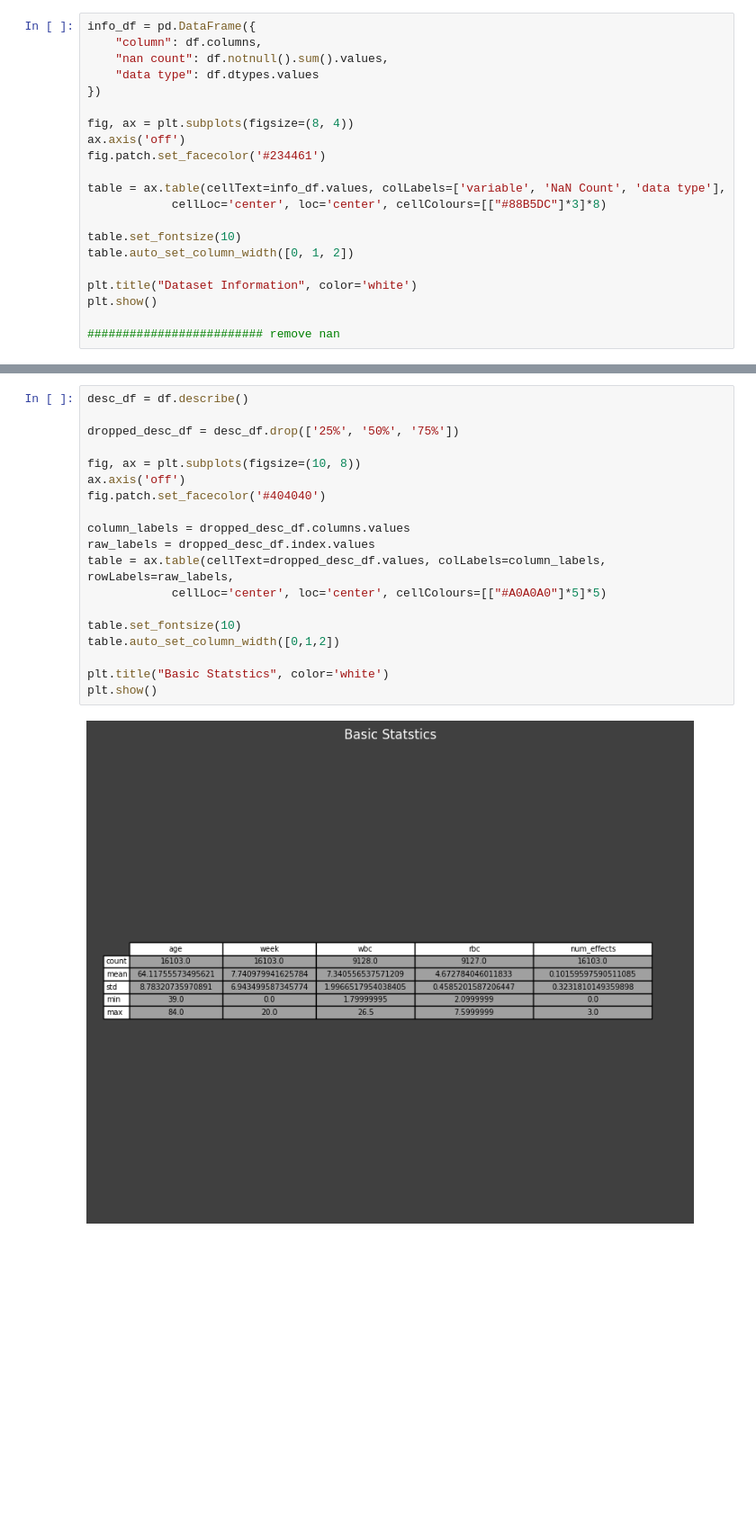
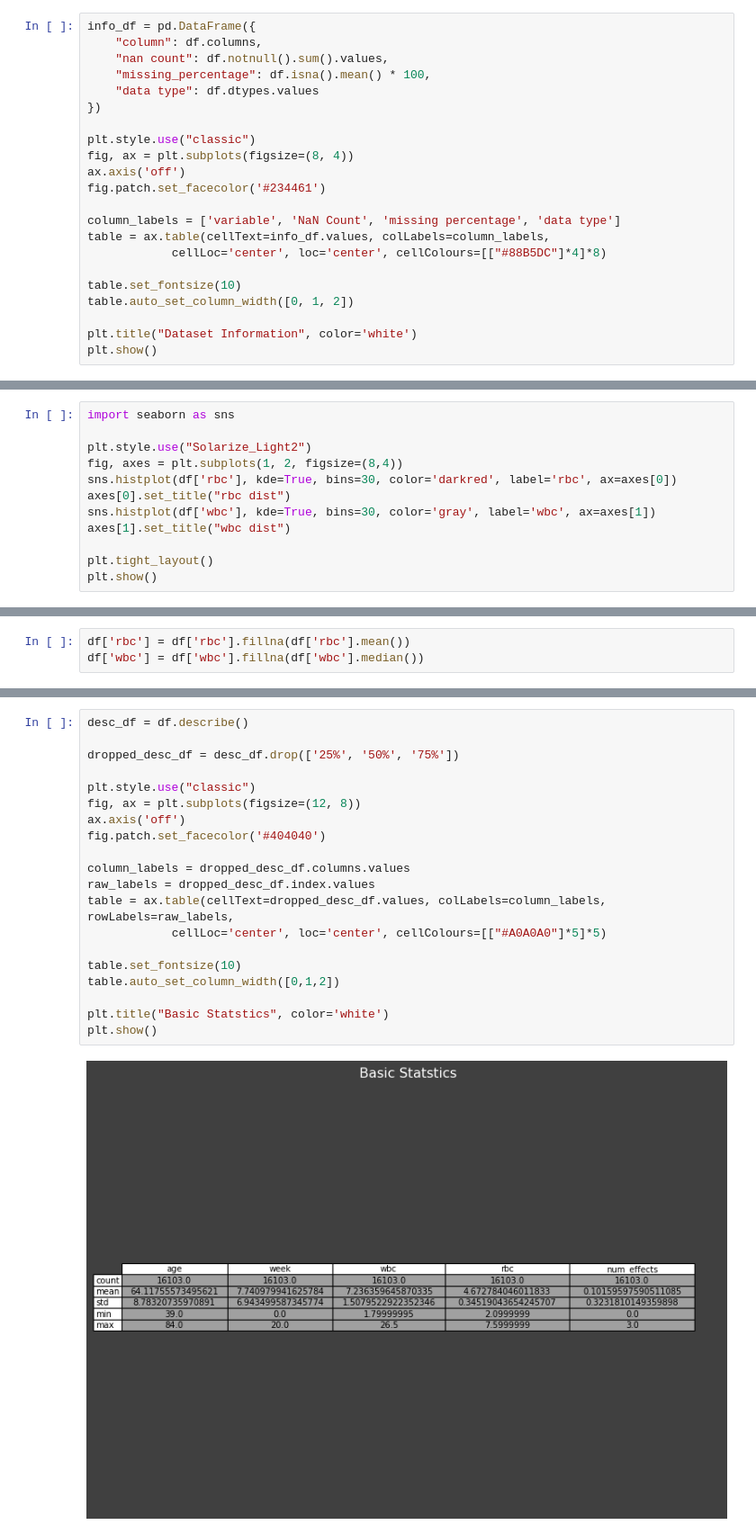
Before and after one commit to erfan-f/Data-Science-Course, a Jupyter notebook: CA0/Q3.ipynb, the cells around one changed output, grey strips where cells are left out. Shown: that part at 90% size. Cells and saved outputs as stored; diff of their text form; blank space fills up the shorter version.

```diff
--- a/CA0/Q3.ipynb
+++ b/CA0/Q3.ipynb
@@ -23,21 +28,22 @@ part 2
 info_df = pd.DataFrame({
     "column": df.columns,
     "nan count": df.notnull().sum().values,
+    "missing_percentage": df.isna().mean() * 100,
     "data type": df.dtypes.values
 })
 
+plt.style.use("classic")
 fig, ax = plt.subplots(figsize=(8, 4))
 ax.axis('off')
 fig.patch.set_facecolor('#234461')
 
-table = ax.table(cellText=info_df.values, colLabels=['variable', 'NaN Count', 'data type'],
-            cellLoc='center', loc='center', cellColours=[["#88B5DC"]*3]*8)
+column_labels = ['variable', 'NaN Count', 'missing percentage', 'data type']
+table = ax.table(cellText=info_df.values, colLabels=column_labels,
+            cellLoc='center', loc='center', cellColours=[["#88B5DC"]*4]*8)
 
 table.set_fontsize(10)
 table.auto_set_column_width([0, 1, 2])
 
 plt.title("Dataset Information", color='white')
 plt.show()
-
-######################### remove nan
 # %% [output]
@@ -44,0 +53,12 @@ plt.show()
+# %%
+import seaborn as sns
+
+plt.style.use("Solarize_Light2")
+fig, axes = plt.subplots(1, 2, figsize=(8,4))
+sns.histplot(df['rbc'], kde=True, bins=30, color='darkred', label='rbc', ax=axes[0])
+axes[0].set_title("rbc dist")
+sns.histplot(df['wbc'], kde=True, bins=30, color='gray', label='wbc', ax=axes[1])
+axes[1].set_title("wbc dist")
+
+plt.tight_layout()
+plt.show()
@@ -45 +71,4 @@ plt.show()
+# %%
+df['rbc'] = df['rbc'].fillna(df['rbc'].mean())
+df['wbc'] = df['wbc'].fillna(df['wbc'].median())
 # %% [markdown]
@@ -48,21 +77,22 @@ plt.show()
 # %%
 desc_df = df.describe()
 
 dropped_desc_df = desc_df.drop(['25%', '50%', '75%'])
 
-fig, ax = plt.subplots(figsize=(10, 8))
+plt.style.use("classic")
+fig, ax = plt.subplots(figsize=(12, 8))
 ax.axis('off')
 fig.patch.set_facecolor('#404040')
 
 column_labels = dropped_desc_df.columns.values
 raw_labels = dropped_desc_df.index.values
 table = ax.table(cellText=dropped_desc_df.values, colLabels=column_labels, rowLabels=raw_labels,
             cellLoc='center', loc='center', cellColours=[["#A0A0A0"]*5]*5)
 
 table.set_fontsize(10)
 table.auto_set_column_width([0,1,2])
 
 plt.title("Basic Statstics", color='white')
 plt.show()
 # %% [output]
-[figure, old version]
+[figure, new version]
```
Also changed, not shown: parts of 22 cells of this notebook.
